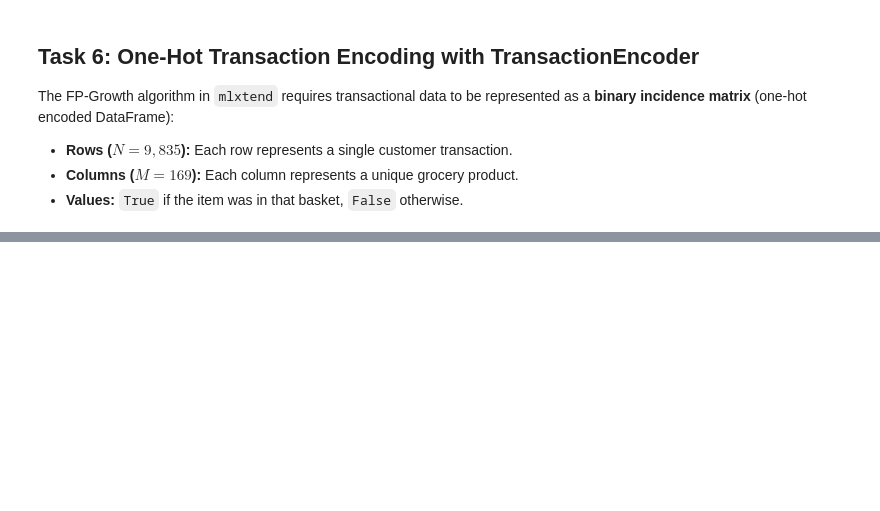
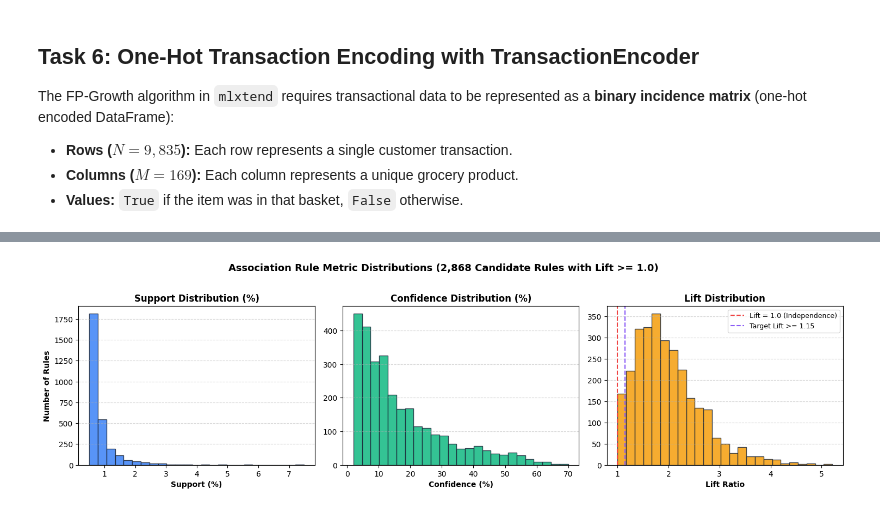
Before and after one commit to mahendra-918/Grocery-Product-Bundling-Recommender, a Jupyter notebook: notebooks/exploration.ipynb, the cells around one changed output, grey strips where cells are left out. Drawn from its saved outputs; the diff is of its cells as text; code cells hidden in the pictures; blank space fills up the shorter version.

```diff
--- a/notebooks/exploration.ipynb
+++ b/notebooks/exploration.ipynb
@@ -213,0 +541,76 @@ df_encoded[sample_cols].head()
+# %%
+# Task 10: Generating Association Rules from Frequent Itemsets
+from mlxtend.frequent_patterns import association_rules
+import matplotlib.pyplot as plt
+import pandas as pd
+
+# Generate candidate association rules with baseline Lift >= 1.0 (positive or independent association)
+print("Generating association rules from frequent itemsets (metric='lift', min_threshold=1.0)...")
+rules = association_rules(frequent_itemsets, metric="lift", min_threshold=1.0)
+
+# Format antecedent and consequent sets for human-readable display
+def format_set(itemset):
+    return " + ".join(sorted(list(itemset)))
+
+rules["antecedents_str"] = rules["antecedents"].apply(format_set)
+rules["consequents_str"] = rules["consequents"].apply(format_set)
+
+# Summary statistics of key association metrics
+print(f"\n=== Association Rules Summary ===")
+print(f"Total Association Rules Generated: {len(rules):,}")
+print("\nMetric Summary Statistics:")
+metrics_summary = rules[["support", "confidence", "lift", "leverage", "conviction"]].describe().round(4)
+print(metrics_summary.to_string())
+
+# Helper to preview top rules by a specific metric
+def preview_rules(df_rules, sort_col, top_n=5):
+    subset = df_rules.sort_values(by=sort_col, ascending=False).head(top_n).copy()
+    display_df = pd.DataFrame({
+        "Antecedent (If Bought)": subset["antecedents_str"],
+        "Consequent (Recommend)": subset["consequents_str"],
+        "Support (%)": (subset["support"] * 100).round(2),
+        "Confidence (%)": (subset["confidence"] * 100).round(1),
+        "Lift": subset["lift"].round(2),
+        "Leverage": subset["leverage"].round(4),
+        "Conviction": subset["conviction"].round(2)
+    })
+    return display_df
+
+print("\n--- Top 5 Rules by Lift (Strongest Synergy) ---")
+print(preview_rules(rules, sort_col="lift", top_n=5).to_string(index=False))
+
+print("\n--- Top 5 Rules by Confidence (Highest Probability) ---")
+print(preview_rules(rules, sort_col="confidence", top_n=5).to_string(index=False))
+
+print("\n--- Top 5 Rules by Support (Highest Transaction Volume) ---")
+print(preview_rules(rules, sort_col="support", top_n=5).to_string(index=False))
+
+# Visualization: Metric Distributions across all generated rules
+fig, axes = plt.subplots(1, 3, figsize=(15, 4.2))
+
+# 1. Support Distribution
+axes[0].hist(rules["support"] * 100, bins=25, color="#3b82f6", edgecolor="#1e293b", alpha=0.85)
+axes[0].set_title("Support Distribution (%)", fontsize=12, fontweight="bold")
+axes[0].set_xlabel("Support (%)", fontsize=10, fontweight="bold")
+axes[0].set_ylabel("Number of Rules", fontsize=10, fontweight="bold")
+axes[0].grid(axis="y", linestyle="--", alpha=0.5)
+
+# 2. Confidence Distribution
+axes[1].hist(rules["confidence"] * 100, bins=25, color="#10b981", edgecolor="#1e293b", alpha=0.85)
+axes[1].set_title("Confidence Distribution (%)", fontsize=12, fontweight="bold")
+axes[1].set_xlabel("Confidence (%)", fontsize=10, fontweight="bold")
+axes[1].grid(axis="y", linestyle="--", alpha=0.5)
+
+# 3. Lift Distribution
+axes[2].hist(rules["lift"], bins=25, color="#f59e0b", edgecolor="#1e293b", alpha=0.85)
+axes[2].axvline(1.0, color="#ef4444", linestyle="--", linewidth=1.5, label="Lift = 1.0 (Independence)")
+axes[2].axvline(1.15, color="#8b5cf6", linestyle="--", linewidth=1.5, label="Target Lift >= 1.15")
+axes[2].set_title("Lift Distribution", fontsize=12, fontweight="bold")
+axes[2].set_xlabel("Lift Ratio", fontsize=10, fontweight="bold")
+axes[2].legend(fontsize=9)
+axes[2].grid(axis="y", linestyle="--", alpha=0.5)
+
+plt.suptitle(f"Association Rule Metric Distributions ({len(rules):,} Candidate Rules with Lift >= 1.0)", fontsize=13, fontweight="bold", y=1.02)
+plt.tight_layout()
+plt.show()
+# %% [output]
@@ -213,0 +634 @@ df_encoded[sample_cols].head()
+[figure, added]
```
Also changed, not shown: parts of 21 cells of this notebook, 29 other files.
